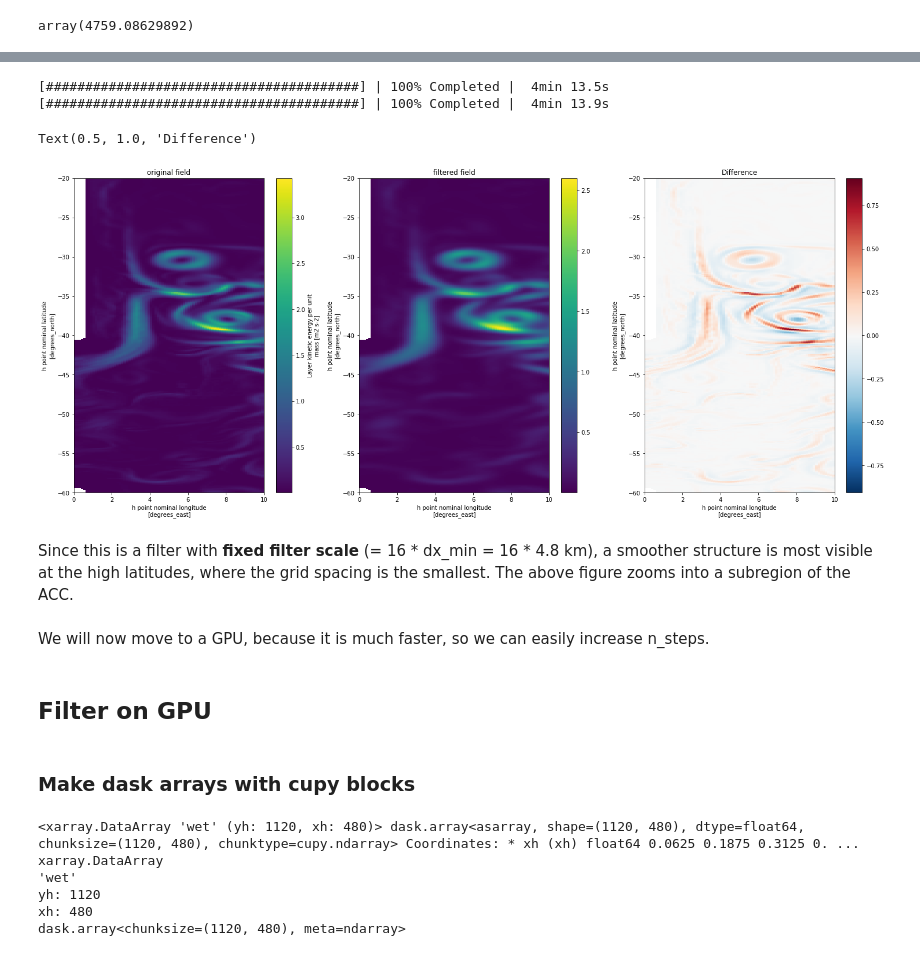
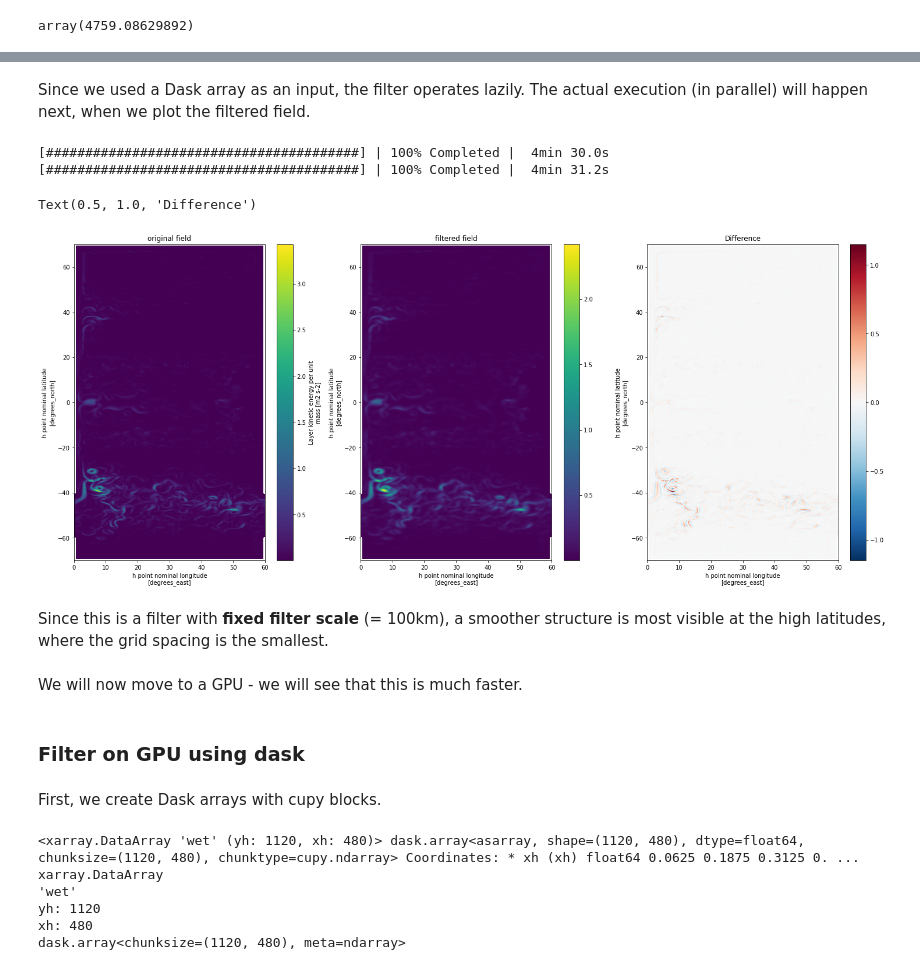
Before and after one commit to ocean-eddy-cpt/gcm-filters, a Jupyter notebook: docs/tutorial_irregular_grid.ipynb, the cells around one changed output, grey strips where cells are left out. Cells and saved outputs as stored; diff of their text form; code cells hidden in the pictures.

```diff
--- a/docs/tutorial_irregular_grid.ipynb
+++ b/docs/tutorial_irregular_grid.ipynb
@@ -75 +108,3 @@ gcm_filters.required_grid_vars(gcm_filters.GridType.IRREGULAR_CARTESIAN_WITH_LAN
+# %%
+filter_scale = 100000
 # %% [markdown]
@@ -91,33 +159,33 @@ Filter(filter_scale=76145.38078264688, dx_min=array(4759.08629892), filter_shape
 # %%
 KE_filtered = filter.apply(av.KE, dims=['yh', 'xh'])
+# %% [markdown]
+Since we used a Dask array as an input, the filter operates lazily. The actual execution (in parallel) will happen next, when we plot the filtered field.
 # %%
 time = -1
 layer = 0
-xslice = slice(0,10)
-yslice = slice(-60,-20)
 
 fig,axs = plt.subplots(1,3,figsize=(25,10))
-av.KE.isel(time=time,zl=layer).sel(xh=xslice,yh=yslice).plot(ax=axs[0])
+av.KE.isel(time=time,zl=layer).plot(ax=axs[0])
 axs[0].set_title('original field')
 with ProgressBar():
-    KE_filtered.isel(time=time,zl=layer).sel(xh=xslice,yh=yslice).plot(ax=axs[1])
+    KE_filtered.isel(time=time,zl=layer).plot(ax=axs[1])
 axs[1].set_title('filtered field')
 with ProgressBar():
-    (av.KE - KE_filtered).isel(time=time,zl=layer).sel(xh=xslice,yh=yslice).plot(ax=axs[2])
+    (av.KE - KE_filtered).isel(time=time,zl=layer).plot(ax=axs[2])
 axs[2].set_title('Difference')
 # %% [output]
-[########################################] | 100% Completed |  4min 13.5s
-[########################################] | 100% Completed |  4min 13.9s
+[########################################] | 100% Completed |  4min 30.0s
+[########################################] | 100% Completed |  4min 31.2s
 Text(0.5, 1.0, 'Difference')
-[figure, old version]
+[figure, new version]
 # %% [markdown]
-Since this is a filter with **fixed filter scale** (= 16 * dx_min = 16 * 4.8 km), a smoother structure is most visible at the high latitudes, where the grid spacing is the smallest. The above figure zooms into a subregion of the ACC.
+Since this is a filter with **fixed filter scale** (= 100km), a smoother structure is most visible at the high latitudes, where the grid spacing is the smallest.
 # %% [markdown]
-We will now move to a GPU, because it is much faster, so we can easily increase n_steps.
+We will now move to a GPU - we will see that this is much faster.
 # %% [markdown]
-## Filter on GPU
+### Filter on GPU using dask
 # %% [markdown]
-### Make dask arrays with cupy blocks
+First, we create Dask arrays with cupy blocks.
 # %%
 wet_mask = wet_mask.chunk({'yh': Ny,'xh': Nx}) # 1 chunk
 wet_mask.data = wet_mask.data.map_blocks(cp.asarray)
```
Also changed, not shown: parts of 49 cells of this notebook, 1 other file.
